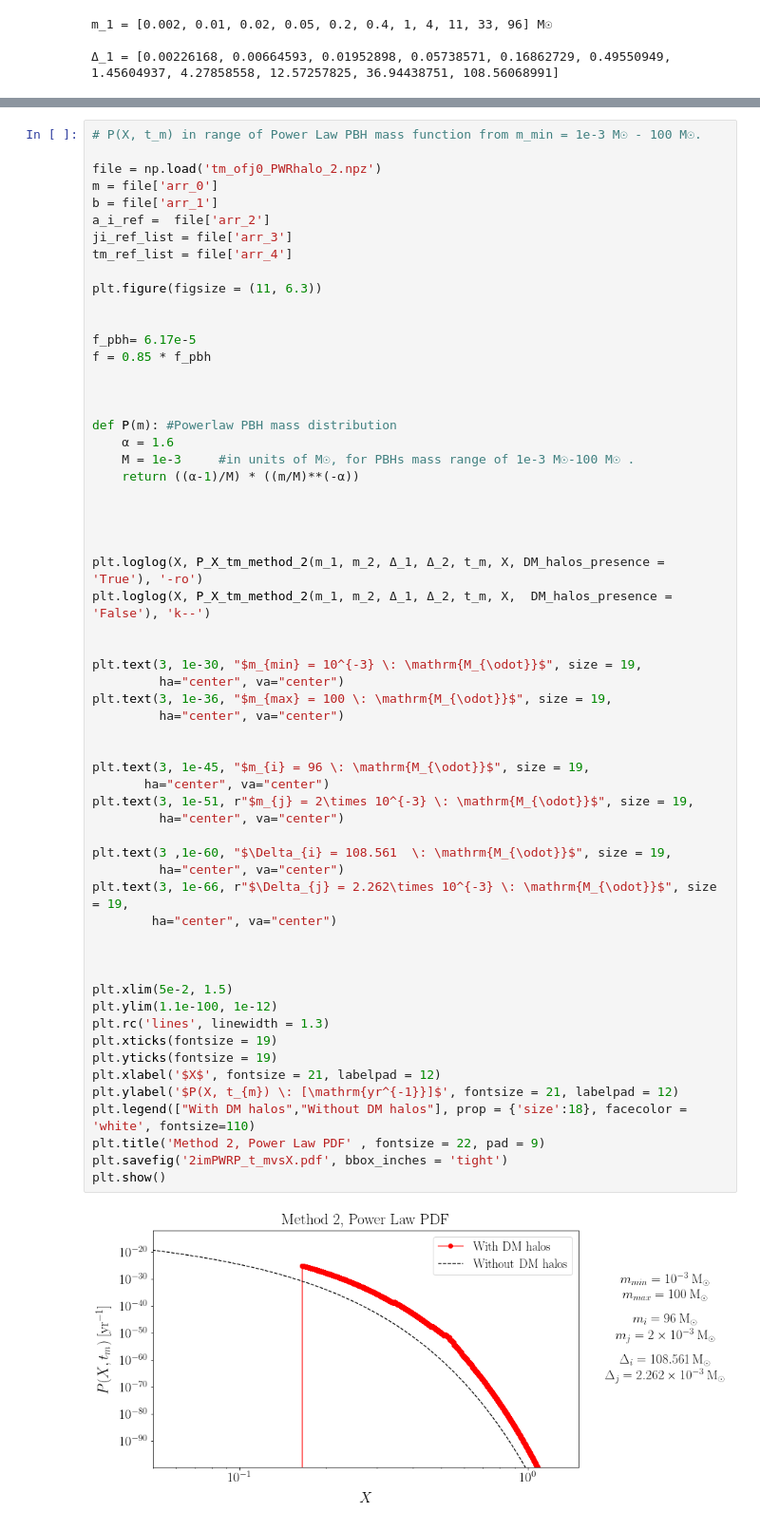
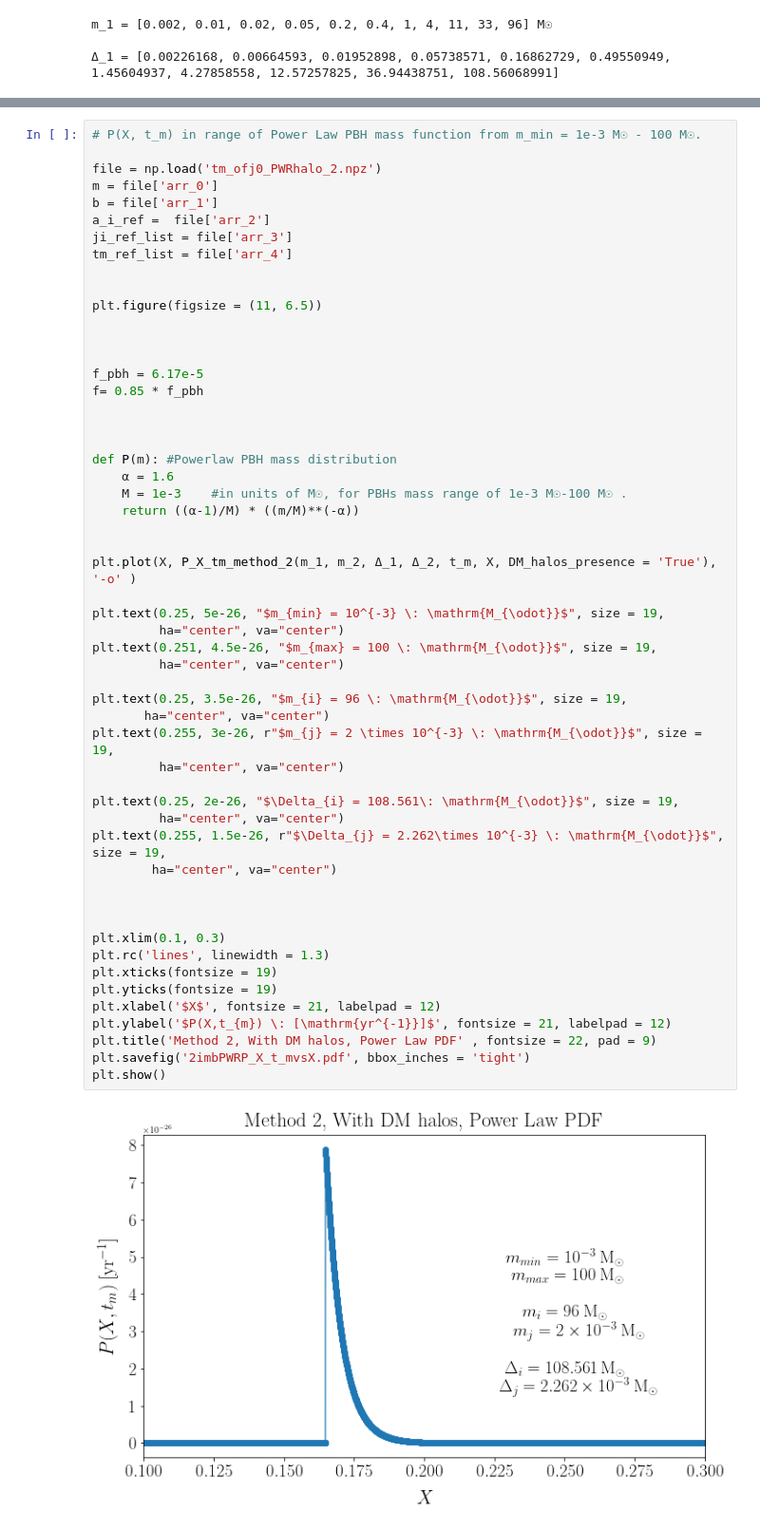
Before and after one commit to pratibhajangra591/Ifca-github, a Jupyter notebook: distributions_method2.ipynb, the cells around one changed output, grey strips where cells are left out. Shown at 95% size. Saved outputs shown, nothing was run; the diff lists cells and outputs as text.

```diff
--- a/distributions_method2.ipynb
+++ b/distributions_method2.ipynb
@@ -457,54 +1294,49 @@ a_i_ref =  file['arr_2']
 ji_ref_list = file['arr_3']
 tm_ref_list = file['arr_4']
 
-plt.figure(figsize = (11, 6.3))
+
+plt.figure(figsize = (11, 6.5))
 
 
-f_pbh= 6.17e-5
-f = 0.85 * f_pbh
+
+f_pbh = 6.17e-5
+f= 0.85 * f_pbh
 
 
 
 def P(m): #Powerlaw PBH mass distribution
     α = 1.6
-    M = 1e-3     #in units of M☉, for PBHs mass range of 1e-3 M☉-100 M☉ .
+    M = 1e-3    #in units of M☉, for PBHs mass range of 1e-3 M☉-100 M☉ .
     return ((α-1)/M) * ((m/M)**(-α))
 
 
+plt.plot(X, P_X_tm_method_2(m_1, m_2, Δ_1, Δ_2, t_m, X, DM_halos_presence = 'True'), '-o' )
 
-
-plt.loglog(X, P_X_tm_method_2(m_1, m_2, Δ_1, Δ_2, t_m, X, DM_halos_presence = 'True'), '-ro')
-plt.loglog(X, P_X_tm_method_2(m_1, m_2, Δ_1, Δ_2, t_m, X,  DM_halos_presence = 'False'), 'k--')
-
-
-plt.text(3, 1e-30, "$m_{min} = 10^{-3} \: \mathrm{M_{\odot}}$", size = 19,
+plt.text(0.25, 5e-26, "$m_{min} = 10^{-3} \: \mathrm{M_{\odot}}$", size = 19,
          ha="center", va="center")
-plt.text(3, 1e-36, "$m_{max} = 100 \: \mathrm{M_{\odot}}$", size = 19,
+plt.text(0.251, 4.5e-26, "$m_{max} = 100 \: \mathrm{M_{\odot}}$", size = 19,
          ha="center", va="center")
 
-
-plt.text(3, 1e-45, "$m_{i} = 96 \: \mathrm{M_{\odot}}$", size = 19,
+plt.text(0.25, 3.5e-26, "$m_{i} = 96 \: \mathrm{M_{\odot}}$", size = 19,
        ha="center", va="center")
-plt.text(3, 1e-51, r"$m_{j} = 2\times 10^{-3} \: \mathrm{M_{\odot}}$", size = 19,
+plt.text(0.255, 3e-26, r"$m_{j} = 2 \times 10^{-3} \: \mathrm{M_{\odot}}$", size = 19,
          ha="center", va="center")
 
-plt.text(3 ,1e-60, "$\Delta_{i} = 108.561  \: \mathrm{M_{\odot}}$", size = 19,
+plt.text(0.25, 2e-26, "$\Delta_{i} = 108.561\: \mathrm{M_{\odot}}$", size = 19,
          ha="center", va="center")
-plt.text(3, 1e-66, r"$\Delta_{j} = 2.262\times 10^{-3} \: \mathrm{M_{\odot}}$", size = 19,
+plt.text(0.255, 1.5e-26, r"$\Delta_{j} = 2.262\times 10^{-3} \: \mathrm{M_{\odot}}$", size = 19,
         ha="center", va="center")
 
 
 
-plt.xlim(5e-2, 1.5)
-plt.ylim(1.1e-100, 1e-12)
+plt.xlim(0.1, 0.3)
 plt.rc('lines', linewidth = 1.3)
 plt.xticks(fontsize = 19)
 plt.yticks(fontsize = 19)
 plt.xlabel('$X$', fontsize = 21, labelpad = 12)
-plt.ylabel('$P(X, t_{m}) \: [\mathrm{yr^{-1}}]$', fontsize = 21, labelpad = 12)
-plt.legend(["With DM halos","Without DM halos"], prop = {'size':18}, facecolor = 'white', fontsize=110)
-plt.title('Method 2, Power Law PDF' , fontsize = 22, pad = 9)
-plt.savefig('2imPWRP_t_mvsX.pdf', bbox_inches = 'tight')
+plt.ylabel('$P(X,t_{m}) \: [\mathrm{yr^{-1}}]$', fontsize = 21, labelpad = 12)
+plt.title('Method 2, With DM halos, Power Law PDF' , fontsize = 22, pad = 9)
+plt.savefig('2imbPWRP_X_t_mvsX.pdf', bbox_inches = 'tight')
 plt.show()
 # %% [output]
-[figure, old version]
+[figure, new version]
```
Also changed, not shown: parts of 25 cells of this notebook.
